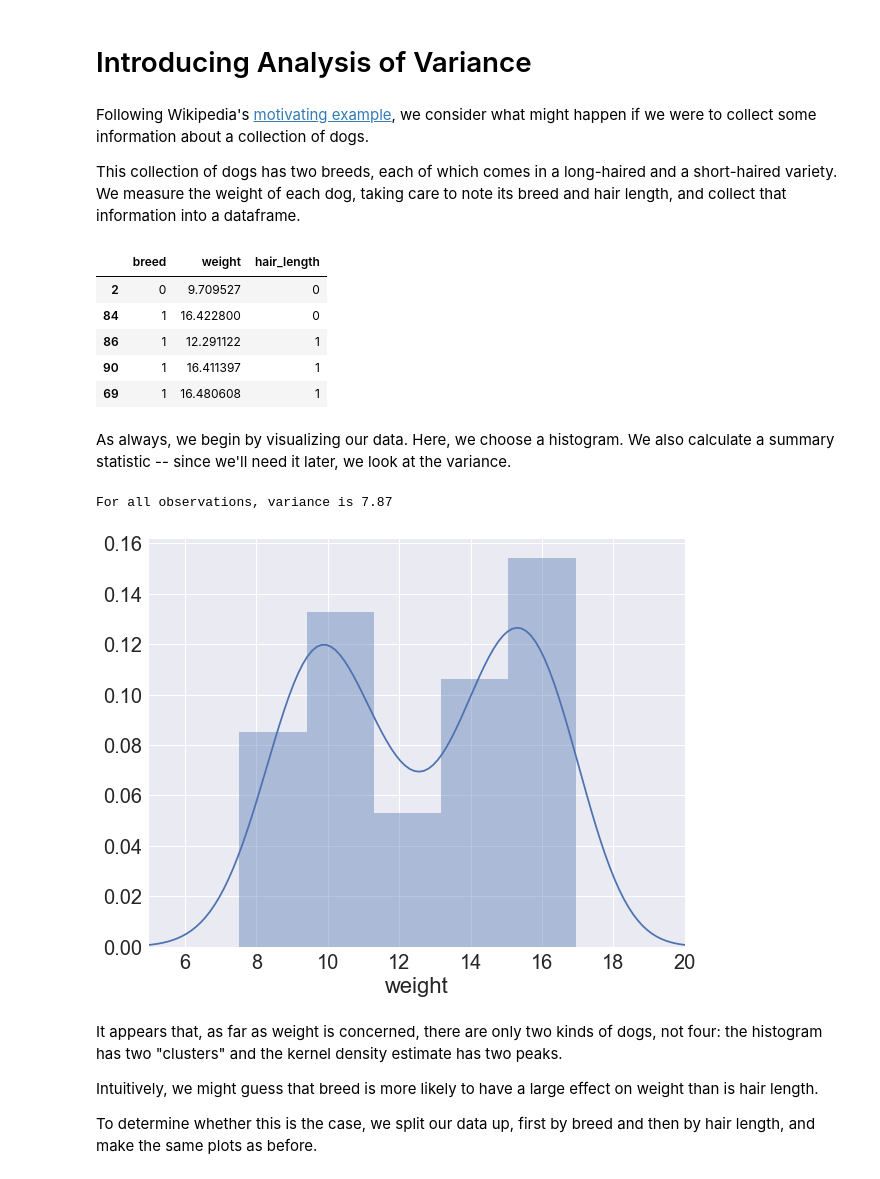
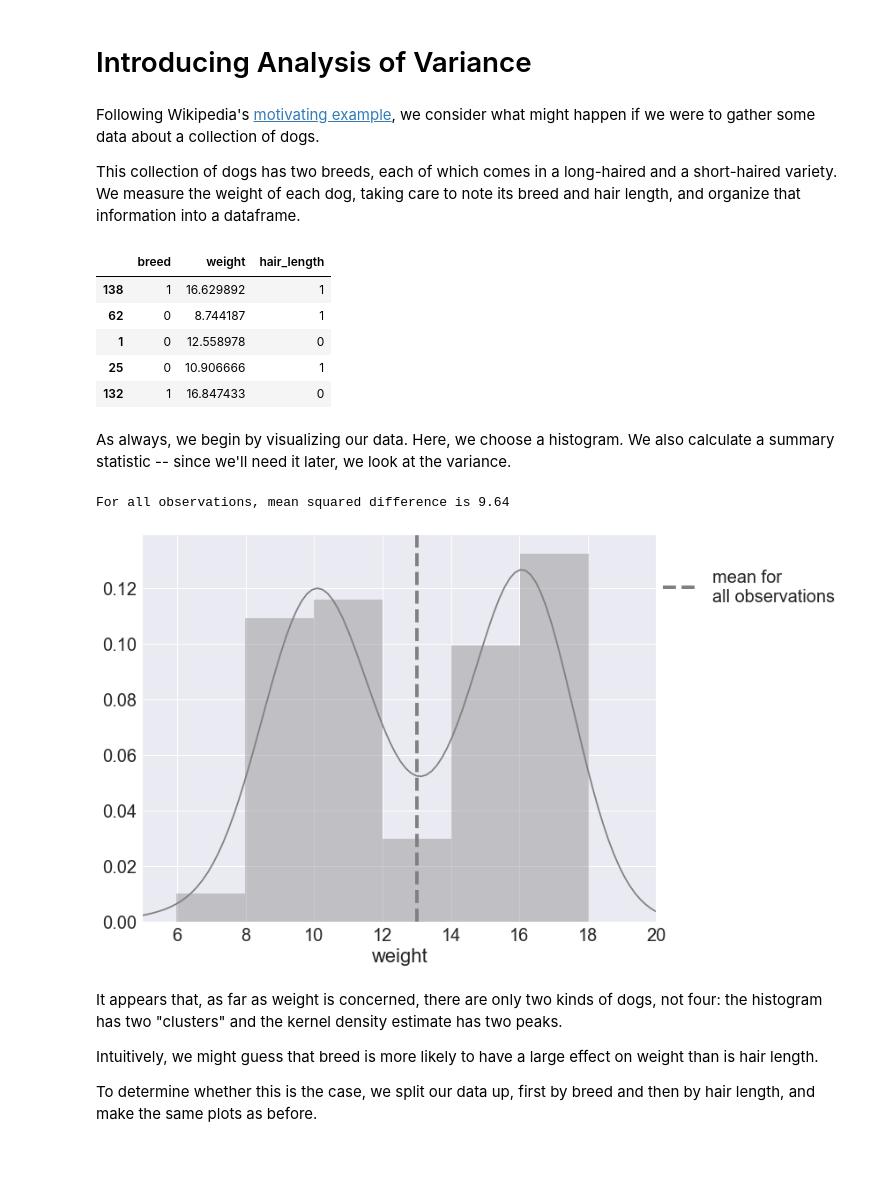
Before and after one commit to charlesfrye/AppliedStatisticsForNeuroscience, a Jupyter notebook: 05 - ANOVA I/Tutorial - ANOVA by Hand.ipynb, the cells around one changed output. Drawn from its saved outputs; the diff is of its cells as text; code cells hidden in the pictures.

Commit message:
Improvements to example and discussion of mean squares

```diff
--- a/05 - ANOVA I/Tutorial - ANOVA by Hand.ipynb
+++ b/05 - ANOVA I/Tutorial - ANOVA by Hand.ipynb
@@ -44,26 +44,26 @@ and then apply a One-Way ANOVA to a real neuroscience dataset.
 # %% [markdown]
 Following Wikipedia's
 [motivating example](https://en.wikipedia.org/wiki/Analysis_of_variance#Motivating_example),
-we consider what might happen if we were to collect some information
+we consider what might happen if we were to gather some data
 about a collection of dogs.
 
 This collection of dogs has two breeds,
 each of which comes in a long-haired and a short-haired variety.
 We measure the weight of each dog,
 taking care to note its breed and hair length,
-and collect that information into a dataframe.
+and organize that information into a dataframe.
 # %%
-N = 50
+N = 75
 
-dogs = utils.produce_dog_dataframe(N, weight_effect = 5)
+dogs = utils.produce_dog_dataframe(N, weight_effect = 6)
 dogs.sample(5)
 # %% [output]
 |  | breed | weight | hair_length |
-| 2 | 0 | 9.709527 | 0 |
-| 84 | 1 | 16.422800 | 0 |
-| 86 | 1 | 12.291122 | 1 |
-| 90 | 1 | 16.411397 | 1 |
-| 69 | 1 | 16.480608 | 1 |
+| 138 | 1 | 16.629892 | 1 |
+| 62 | 0 | 8.744187 | 1 |
+| 1 | 0 | 12.558978 | 0 |
+| 25 | 0 | 10.906666 | 1 |
+| 132 | 1 | 16.847433 | 0 |
 # %% [markdown]
 As always,
 we begin by visualizing our data.
@@ -74,8 +132,8 @@ we look at the variance.
 # %%
-utils.plot_data(dogs, "weight")
+plot_data(dogs, "weight")
 # %% [output]
-For all observations, variance is 7.87
+For all observations, mean squared difference is 9.64
-[figure, old version]
+[figure, new version]
 # %% [markdown]
 It appears that,
 as far as weight is concerned,
```
Also changed, not shown: parts of 38 cells of this notebook, 1 other file.
